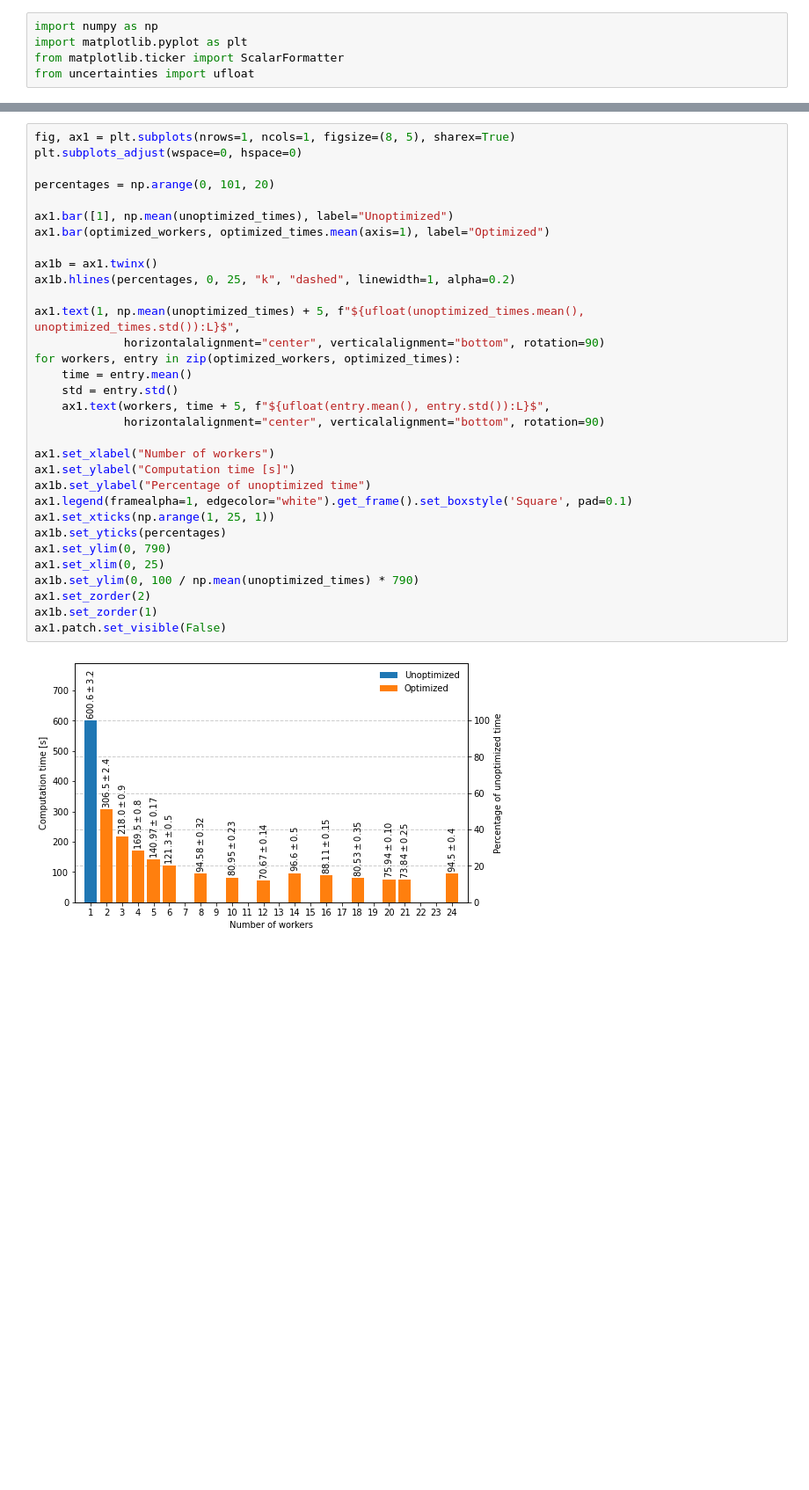
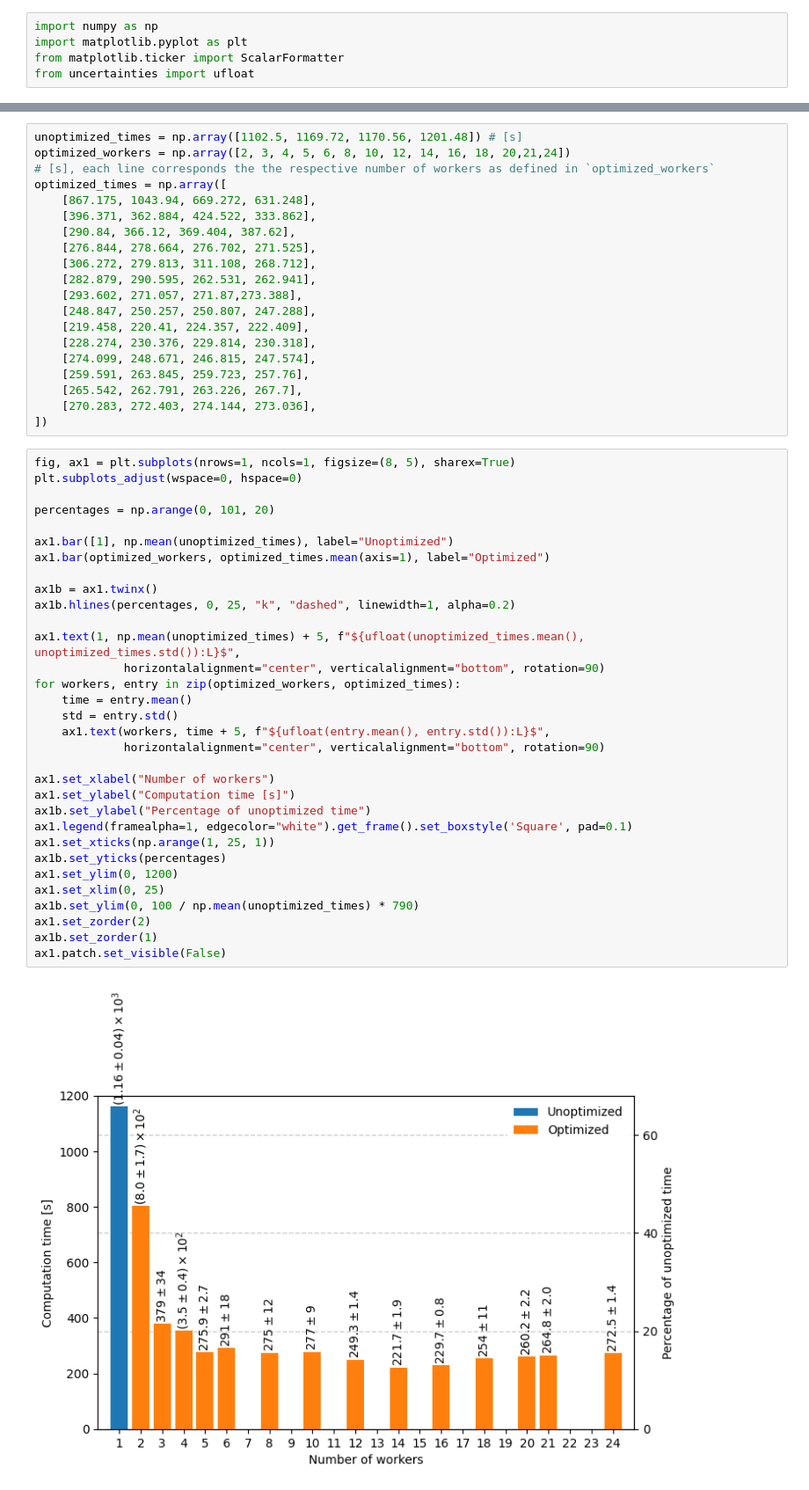
Before and after one commit to timmedia/parallelizer, a Jupyter notebook: benchmark_gianni.ipynb, the cells around one changed output, grey strips where cells are left out. Shown: that part at 88% size. Cells and saved outputs as stored; diff of their text form; blank space fills up the shorter version.

```diff
--- a/benchmark_gianni.ipynb
+++ b/benchmark_gianni.ipynb
@@ -49,34 +29,54 @@ optimized_times = np.array([
+# %%
+unoptimized_times = np.array([1102.5, 1169.72, 1170.56, 1201.48]) # [s]
+optimized_workers = np.array([2, 3, 4, 5, 6, 8, 10, 12, 14, 16, 18, 20,21,24])
+# [s], each line corresponds the the respective number of workers as defined in `optimized_workers`
+optimized_times = np.array([
+    [867.175, 1043.94, 669.272, 631.248],
+    [396.371, 362.884, 424.522, 333.862],
+    [290.84, 366.12, 369.404, 387.62],
+    [276.844, 278.664, 276.702, 271.525],
+    [306.272, 279.813, 311.108, 268.712],
+    [282.879, 290.595, 262.531, 262.941],
+    [293.602, 271.057, 271.87,273.388],
+    [248.847, 250.257, 250.807, 247.288],
+    [219.458, 220.41, 224.357, 222.409],
+    [228.274, 230.376, 229.814, 230.318],
+    [274.099, 248.671, 246.815, 247.574],
+    [259.591, 263.845, 259.723, 257.76],
+    [265.542, 262.791, 263.226, 267.7],
+    [270.283, 272.403, 274.144, 273.036],
+])
 # %%
 fig, ax1 = plt.subplots(nrows=1, ncols=1, figsize=(8, 5), sharex=True)
 plt.subplots_adjust(wspace=0, hspace=0)
 
 percentages = np.arange(0, 101, 20)
 
 ax1.bar([1], np.mean(unoptimized_times), label="Unoptimized")
 ax1.bar(optimized_workers, optimized_times.mean(axis=1), label="Optimized")
 
 ax1b = ax1.twinx()
 ax1b.hlines(percentages, 0, 25, "k", "dashed", linewidth=1, alpha=0.2)
 
 ax1.text(1, np.mean(unoptimized_times) + 5, f"${ufloat(unoptimized_times.mean(), unoptimized_times.std()):L}$",
              horizontalalignment="center", verticalalignment="bottom", rotation=90)
 for workers, entry in zip(optimized_workers, optimized_times):
     time = entry.mean()
     std = entry.std()
     ax1.text(workers, time + 5, f"${ufloat(entry.mean(), entry.std()):L}$",
              horizontalalignment="center", verticalalignment="bottom", rotation=90)
 
 ax1.set_xlabel("Number of workers")
 ax1.set_ylabel("Computation time [s]")
 ax1b.set_ylabel("Percentage of unoptimized time")
 ax1.legend(framealpha=1, edgecolor="white").get_frame().set_boxstyle('Square', pad=0.1)
 ax1.set_xticks(np.arange(1, 25, 1))
 ax1b.set_yticks(percentages)
-ax1.set_ylim(0, 790)
+ax1.set_ylim(0, 1200)
 ax1.set_xlim(0, 25)
 ax1b.set_ylim(0, 100 / np.mean(unoptimized_times) * 790)
 ax1.set_zorder(2)
 ax1b.set_zorder(1)
 ax1.patch.set_visible(False)
 # %% [output]
-[figure, old version]
+[figure, new version]
```
Also changed, not shown: parts of 1 cell of this notebook.
